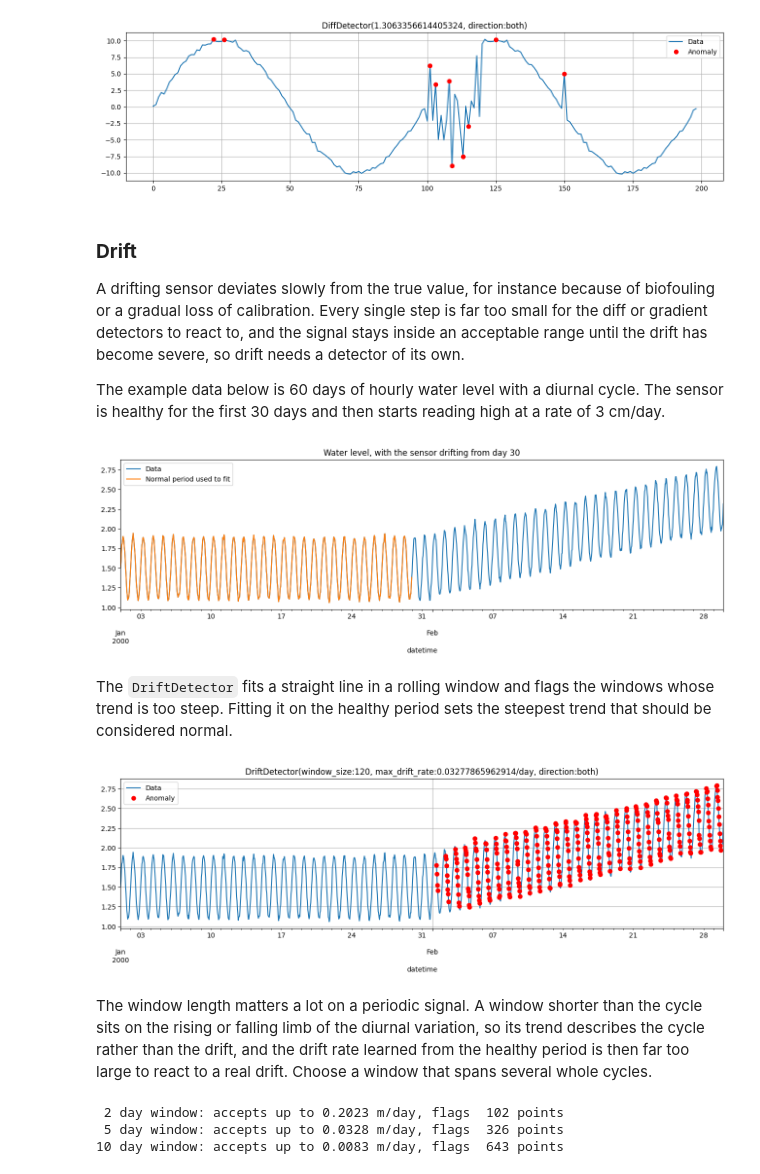
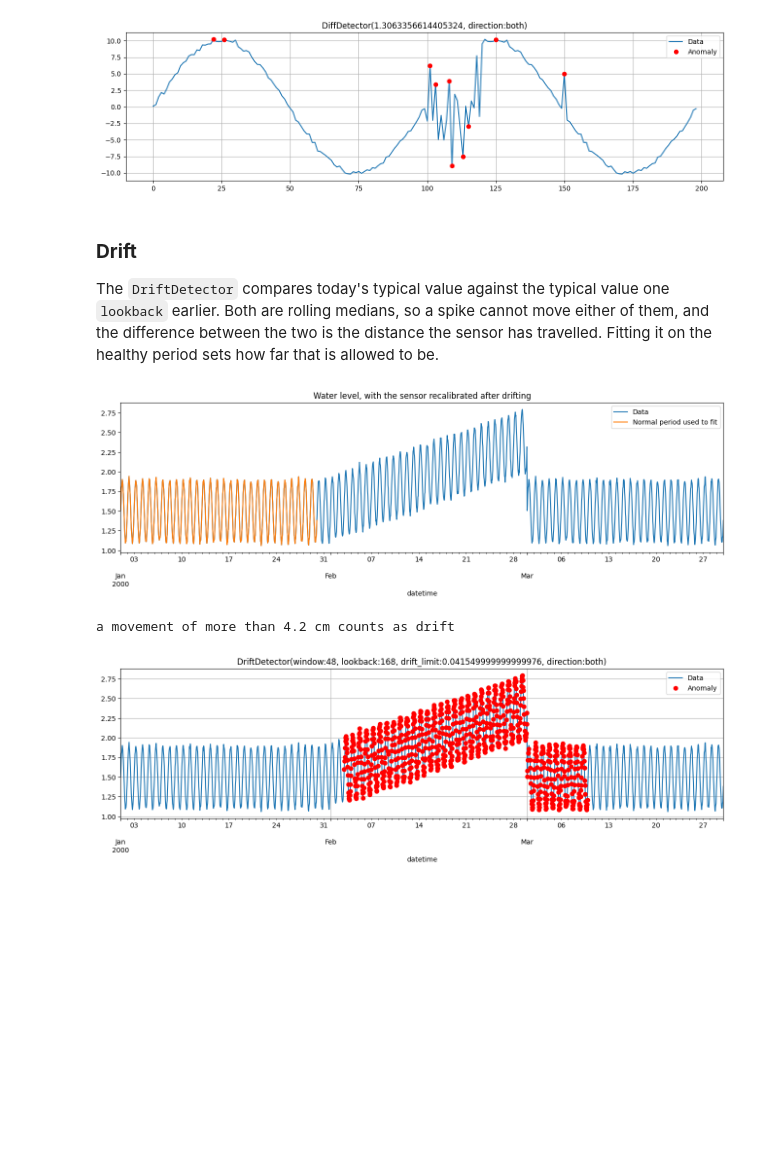
Before and after one commit to DHI/tsod, a Jupyter notebook: notebooks/Getting started.ipynb, the cells around one changed output. Drawn from its saved outputs; the diff is of its cells as text; code cells hidden in the pictures; blank space fills up the shorter version.

```diff
--- a/notebooks/Getting started.ipynb
+++ b/notebooks/Getting started.ipynb
@@ -140,42 +159,42 @@ ax = all_data[anomalies].plot(ax=ax, style="ro", label="Anomaly", legend=True, t
 # %% [output]
 [figure]
-# %% [markdown]
-### **Drift**
-
-A drifting sensor deviates slowly from the true value, for instance because of biofouling or a gradual loss of calibration. Every single step is far too small for the diff or gradient detectors to react to, and the signal stays inside an acceptable range until the drift has become severe, so drift needs a detector of its own.
-
-The example data below is 60 days of hourly water level with a diurnal cycle. The sensor is healthy for the first 30 days and then starts reading high at a rate of 3 cm/day.
+# %% [markdown]
+### **Drift**
+
+The `DriftDetector` compares today's typical value against the typical value one `lookback` earlier. Both are rolling medians, so a spike cannot move either of them, and the difference between the two is the distance the sensor has travelled. Fitting it on the healthy period sets how far that is allowed to be.
 # %%
-drift_series = pd.read_csv("../tests/data/example_drift.csv", parse_dates=True, index_col=0).iloc[:, 0]
+drift_series = pd.read_csv(
+    "../tests/data/example_drift.csv", parse_dates=True, index_col=0
+).iloc[:, 0]
 
 # The first 29 days are known to be good, and are used to fit the detectors
 normal_period = drift_series[:"2000-01-29"]
+# The sensor is recalibrated after 60 days, returning it to the healthy signal.
+recalibrated_period = normal_period.copy()
+recalibrated_period.index += pd.Timedelta(days=60)
+drift_series = pd.concat([drift_series, recalibrated_period])
 
-ax = drift_series.plot(figsize=(16, 4), label="Data", legend=True, grid=True,
-                      title="Water level, with the sensor drifting from day 30")
+ax = drift_series.plot(
+    figsize=(16, 4),
+    label="Data",
+    legend=True,
+    grid=True,
+    title="Water level, with the sensor recalibrated after drifting",
+)
 ax = normal_period.plot(ax=ax, label="Normal period used to fit", legend=True)
 # %% [output]
-[figure, old version]
+[figure, new version]
-# %% [markdown]
-The `DriftDetector` fits a straight line in a rolling window and flags the windows whose trend is too steep. Fitting it on the healthy period sets the steepest trend that should be considered normal.
 # %%
-dd = DriftDetector(window_size=5 * 24)  # a five day window
+dd = DriftDetector(window=2 * 24, lookback=7 * 24)
 dd.fit(normal_period)
+print(f"a movement of more than {dd.drift_limit * 100:.1f} cm counts as drift")
 
 anomalies = dd.detect(drift_series)
 # plot results
 ax = drift_series.plot(label="Data", legend=True, figsize=(16, 4))
-ax = drift_series[anomalies].plot(style="ro", label="Anomaly", legend=True, ax=ax, title=dd.__str__(), grid=True)
+ax = drift_series[anomalies].plot(
+    style="ro", label="Anomaly", legend=True, ax=ax, title=dd.__str__(), grid=True
+)
 # %% [output]
+a movement of more than 4.2 cm counts as drift
-[figure, old version]
+[figure, new version]
-# %% [markdown]
-The window length matters a lot on a periodic signal. A window shorter than the cycle sits on the rising or falling limb of the diurnal variation, so its trend describes the cycle rather than the drift, and the drift rate learned from the healthy period is then far too large to react to a real drift. Choose a window that spans several whole cycles.
-# %%
-for window_days in (2, 5, 10):
-    detector = DriftDetector(window_size=window_days * 24).fit(normal_period)
-    flagged = detector.detect(drift_series).sum()
-    print(f"{window_days:2d} day window: accepts up to {detector.max_drift_rate * 86400:.4f} m/day, flags {flagged:4d} points")
-# %% [output]
- 2 day window: accepts up to 0.2023 m/day, flags  102 points
- 5 day window: accepts up to 0.0328 m/day, flags  326 points
-10 day window: accepts up to 0.0083 m/day, flags  643 points
```
Also changed, not shown: parts of 12 cells of this notebook, 7 other files.
